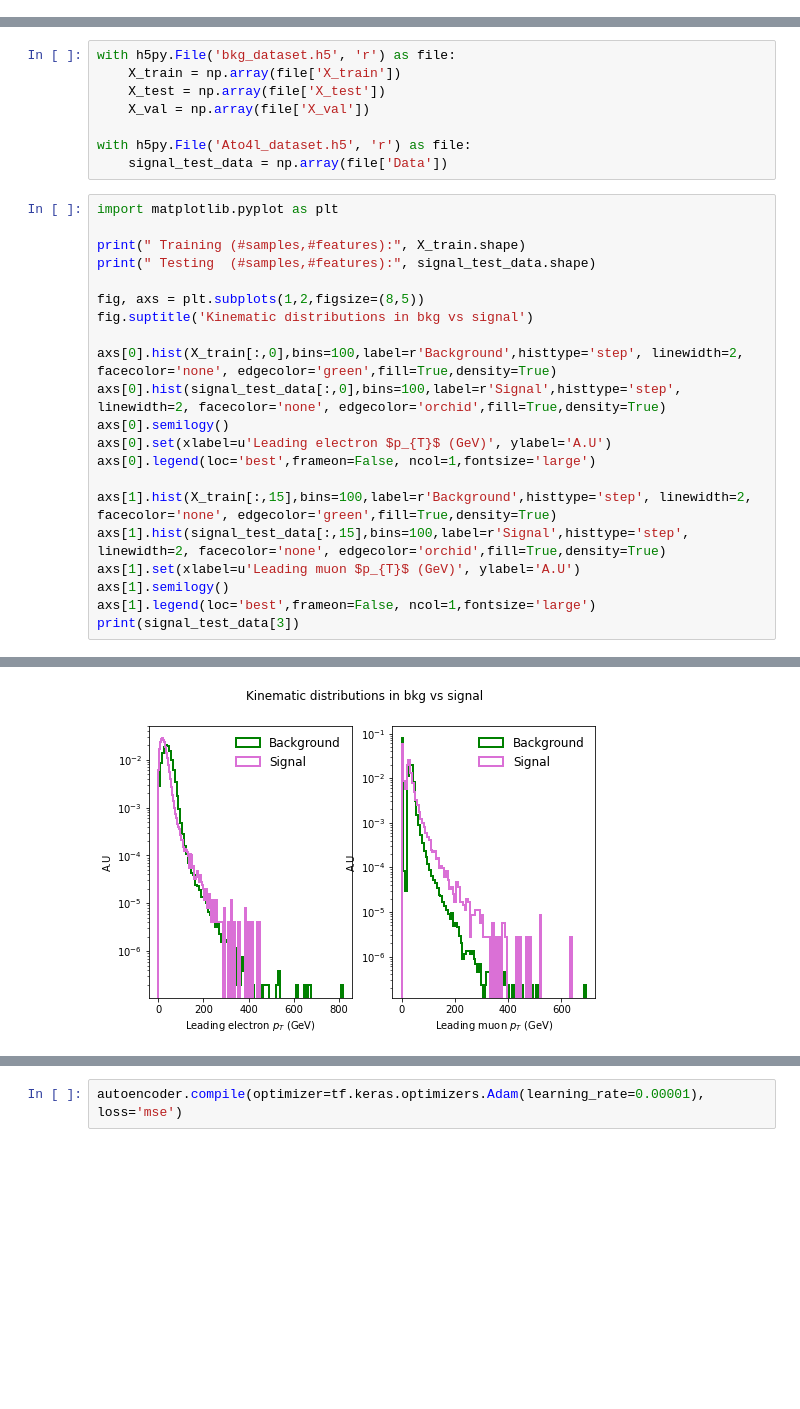
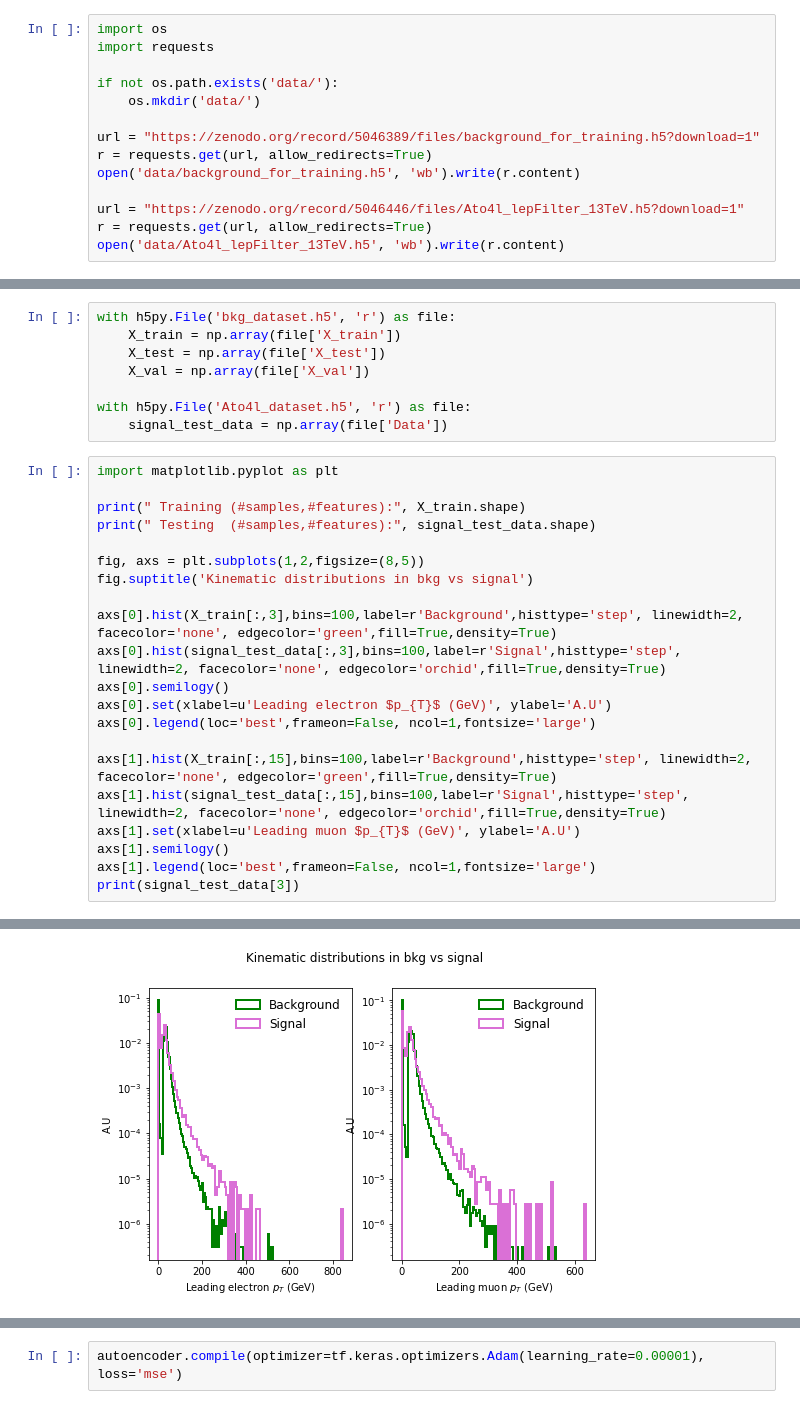
Before and after one commit to thaarres/quantumUniverse_pynqZ2, a Jupyter notebook: part1_ADmodel.ipynb, the cells around one changed output, grey strips where cells are left out. Cells and saved outputs as stored; diff of their text form; blank space fills up the shorter version.

```diff
--- a/part1_ADmodel.ipynb
+++ b/part1_ADmodel.ipynb
@@ -36,0 +35,14 @@ Let's prepare the data! For simplicity, we'll only use a million of the backgrou
+# %%
+import os
+import requests
+
+if not os.path.exists('data/'):
+    os.mkdir('data/')
+
+url = "https://zenodo.org/record/5046389/files/background_for_training.h5?download=1"
+r = requests.get(url, allow_redirects=True)
+open('data/background_for_training.h5', 'wb').write(r.content)
+
+url = "https://zenodo.org/record/5046446/files/Ato4l_lepFilter_13TeV.h5?download=1"
+r = requests.get(url, allow_redirects=True)
+open('data/Ato4l_lepFilter_13TeV.h5', 'wb').write(r.content)
@@ -98,36 +115,36 @@ import matplotlib.pyplot as plt
 
 print(" Training (#samples,#features):", X_train.shape)
 print(" Testing  (#samples,#features):", signal_test_data.shape)
 
 fig, axs = plt.subplots(1,2,figsize=(8,5))
 fig.suptitle('Kinematic distributions in bkg vs signal')
 
-axs[0].hist(X_train[:,0],bins=100,label=r'Background',histtype='step', linewidth=2, facecolor='none', edgecolor='green',fill=True,density=True)
-axs[0].hist(signal_test_data[:,0],bins=100,label=r'Signal',histtype='step', linewidth=2, facecolor='none', edgecolor='orchid',fill=True,density=True)
+axs[0].hist(X_train[:,3],bins=100,label=r'Background',histtype='step', linewidth=2, facecolor='none', edgecolor='green',fill=True,density=True)
+axs[0].hist(signal_test_data[:,3],bins=100,label=r'Signal',histtype='step', linewidth=2, facecolor='none', edgecolor='orchid',fill=True,density=True)
 axs[0].semilogy()
 axs[0].set(xlabel=u'Leading electron $p_{T}$ (GeV)', ylabel='A.U')
 axs[0].legend(loc='best',frameon=False, ncol=1,fontsize='large')
 
 axs[1].hist(X_train[:,15],bins=100,label=r'Background',histtype='step', linewidth=2, facecolor='none', edgecolor='green',fill=True,density=True)
 axs[1].hist(signal_test_data[:,15],bins=100,label=r'Signal',histtype='step', linewidth=2, facecolor='none', edgecolor='orchid',fill=True,density=True)
 axs[1].set(xlabel=u'Leading muon $p_{T}$ (GeV)', ylabel='A.U')
 axs[1].semilogy()
 axs[1].legend(loc='best',frameon=False, ncol=1,fontsize='large')
 print(signal_test_data[3])
 # %% [output]
  Training (#samples,#features): (640000, 57)
  Testing  (#samples,#features): (55969, 57)
 [18.43733406  0.         -2.66409016 30.53505325  2.31486845  0.68392003
   0.          0.          0.          0.          0.          0.
   0.          0.          0.         18.25468636  1.1769315   1.64127874
   0.          0.          0.          0.          0.          0.
   0.          0.          0.         39.76318359  2.31548548 -2.58200836
  30.53505325  2.31486845  0.68392003  0.          0.          0.
   0.          0.          0.          0.          0.          0.
   0.          0.          0.          0.          0.          0.
   0.          0.          0.          0.          0.          0.
   0.          0.          0.        ]
-[figure, old version]
+[figure, new version]
 # %% [markdown]
 # Defining the autoencoder
 
```
Also changed, not shown: parts of 14 cells of this notebook, 1 other file.
